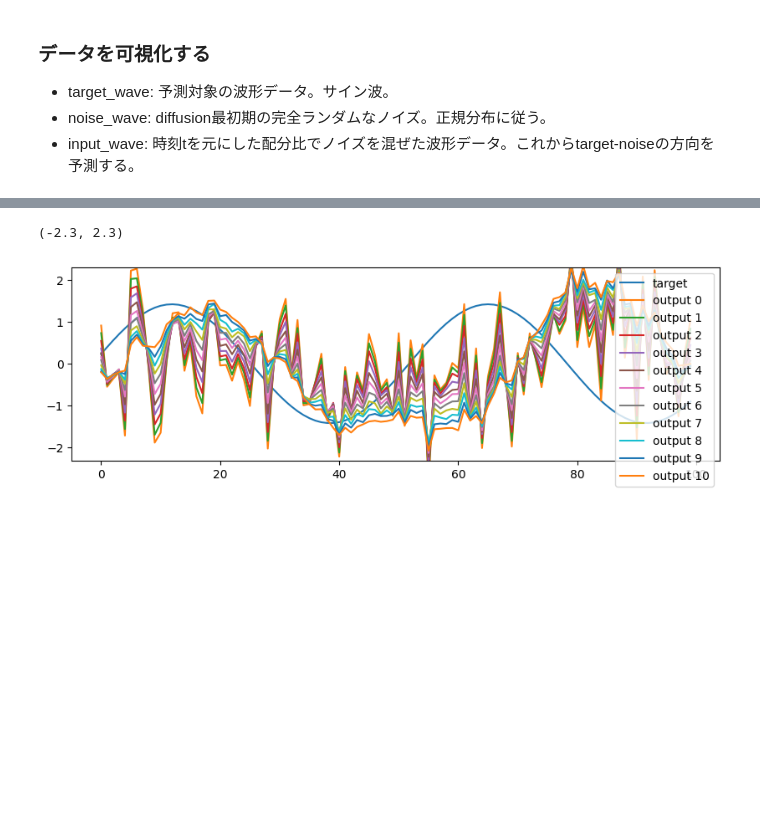
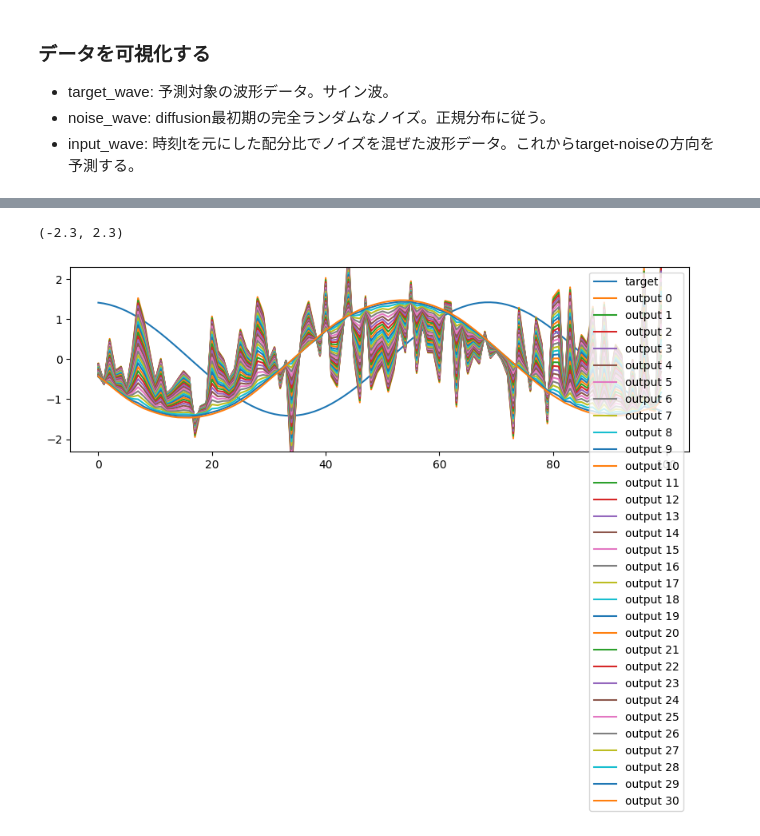
Before and after one commit to Hiroshiba/check_diffusion_sine, a Jupyter notebook: visualize.ipynb, the cells around one changed output, grey strips where cells are left out. Saved outputs shown, nothing was run; the diff lists cells and outputs as text; code cells hidden in the pictures; blank space fills up the shorter version.

```diff
--- a/visualize.ipynb
+++ b/visualize.ipynb
@@ -51,31 +51,31 @@ tensor(0.5943)
 # %%
-config_yaml_path = Path("hiho_output/config.yaml")
-predictor_path = Path("hiho_output/predictor_3.pth")
+config_yaml_path = Path("config.yaml")
+predictor_path = Path("predictor_295.pth")
 
 with config_yaml_path.open() as f:
     config_dict = yaml.safe_load(f)
 config = Config.from_dict(config_dict)
 
-# generator = Generator(config=config, predictor=predictor_path, use_gpu=True)
-generator = Generator(config=config, predictor=predictor_path, use_gpu=False)
+generator = Generator(config=config, predictor=predictor_path, use_gpu=True)
+# generator = Generator(config=config, predictor=predictor_path, use_gpu=False)
 
 datas = datasets["test"]
 d = datas[len(datas) // 2]
 
 output_steps = generator(
     noise_wave_list=[d["noise_wave"]],
     lf0_list=[d["lf0"]],
-    step_num=10,
+    step_num=30,
     return_every_step=True,
 )
 
 fig = plt.figure(figsize=(10, 3))
 plt.plot(d["target_wave"].numpy(), label="target")
 # for i, output in enumerate(output_steps[-1:]):
 for i, output in enumerate(output_steps):
     plt.plot(output[0]["wave"].detach().cpu().numpy(), label=f"output {i}")
     plt.legend()
 plt.ylim(-2.3, 2.3)
 # %% [output]
 (-2.3, 2.3)
-[figure, old version]
+[figure, new version]
```
Also changed, not shown: parts of 3 cells of this notebook, 3 other files.
